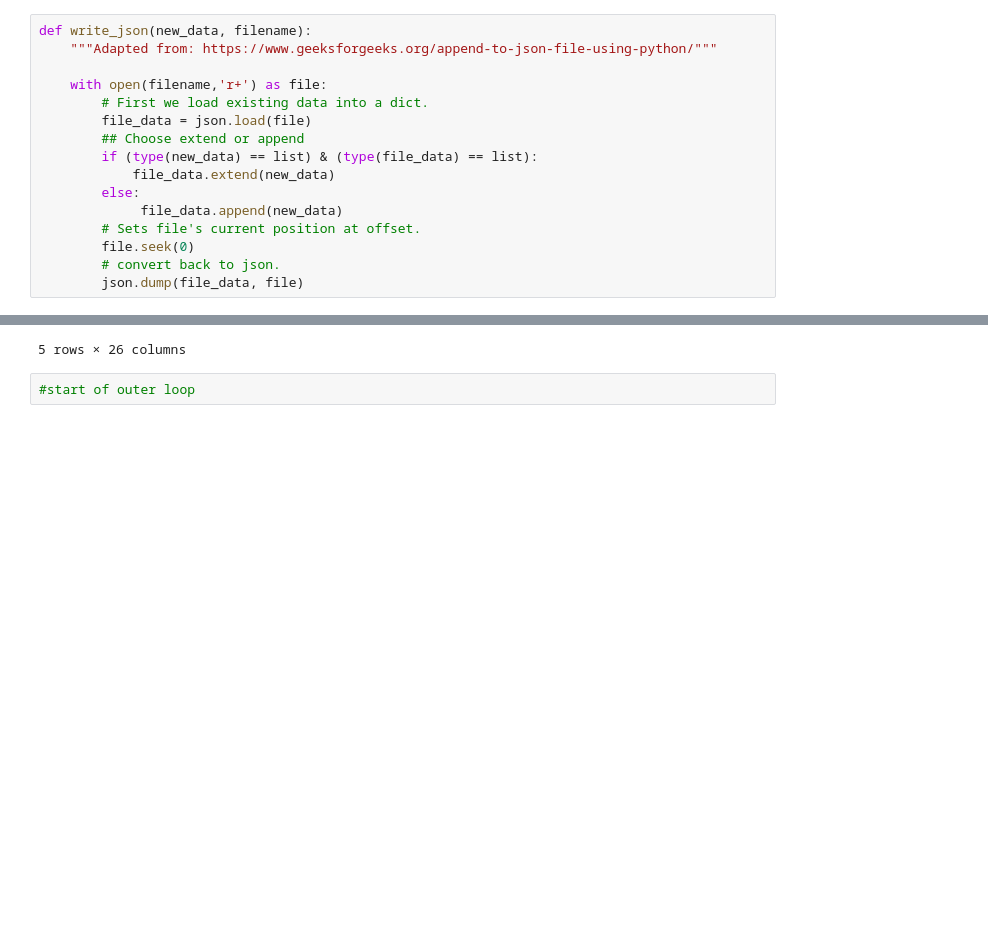
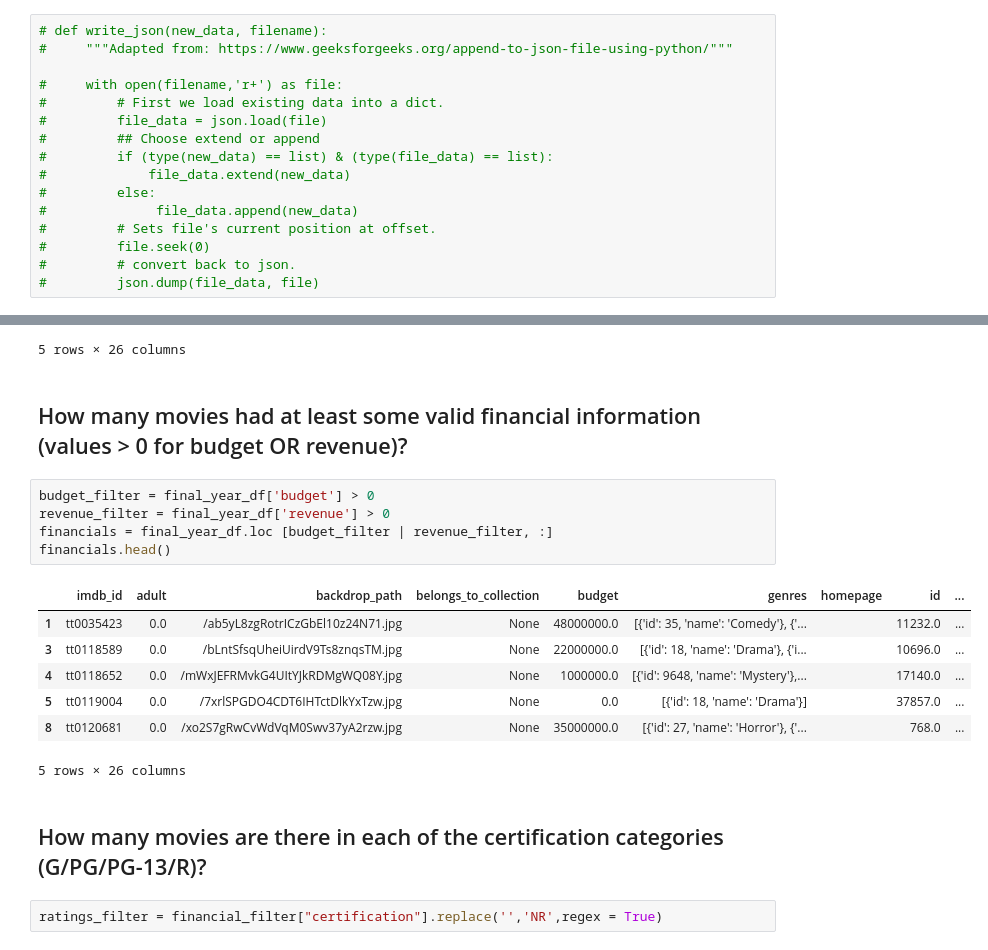
Before and after one commit to RemnantArgon001/Project-3, a Jupyter notebook: TMDB CORE.ipynb, the cells around one changed output, grey strips where cells are left out. Drawn from its saved outputs; the diff is of its cells as text; blank space fills up the shorter version.

```diff
--- a/TMDB CORE.ipynb
+++ b/TMDB CORE.ipynb
@@ -112,21 +114,21 @@ basics.head()
 # Load in the dataframe from project part 1 as basics:
 #ratings = pd.read_csv('data/title.ratings.csv.gz')
 # %%
-def write_json(new_data, filename):
-    """Adapted from: https://www.geeksforgeeks.org/append-to-json-file-using-python/"""
+# def write_json(new_data, filename):
+#     """Adapted from: https://www.geeksforgeeks.org/append-to-json-file-using-python/"""
 
-    with open(filename,'r+') as file:
-        # First we load existing data into a dict.
-        file_data = json.load(file)
-        ## Choose extend or append
-        if (type(new_data) == list) & (type(file_data) == list):
-            file_data.extend(new_data)
-        else:
-             file_data.append(new_data)
-        # Sets file's current position at offset.
-        file.seek(0)
-        # convert back to json.
-        json.dump(file_data, file)
+#     with open(filename,'r+') as file:
+#         # First we load existing data into a dict.
+#         file_data = json.load(file)
+#         ## Choose extend or append
+#         if (type(new_data) == list) & (type(file_data) == list):
+#             file_data.extend(new_data)
+#         else:
+#              file_data.append(new_data)
+#         # Sets file's current position at offset.
+#         file.seek(0)
+#         # convert back to json.
+#         json.dump(file_data, file)
 # %%
 # From Sample Solution function
 def get_movie_with_rating(movie_id):
@@ -222,5 +191,22 @@ final_year_df.head()
 | 3 | tt0118589 | 0.0 | /bLntSfsqUheiUirdV9Ts8znqsTM.jpg | None | 22000000.0 | [{'id': 18, 'name': 'Drama'}, {'i... |  | 10696.0 | ... |
 | 4 | tt0118652 | 0.0 | /mWxJEFRMvkG4UItYJkRDMgWQ08Y.jpg | None | 1000000.0 | [{'id': 9648, 'name': 'Mystery'},... |  | 17140.0 | ... |
 5 rows × 26 columns
-# %%
-#start of outer loop
+# %% [markdown]
+## How many movies had at least some valid financial information (values > 0 for budget OR revenue)?
+# %%
+budget_filter = final_year_df['budget'] > 0
+revenue_filter = final_year_df['revenue'] > 0
+financials = final_year_df.loc [budget_filter | revenue_filter, :]
+financials.head()
+# %% [output]
+|  | imdb_id | adult | backdrop_path | belongs_to_collection | budget | genres | homepage | id | ... |
+| 1 | tt0035423 | 0.0 | /ab5yL8zgRotrICzGbEl10z24N71.jpg | None | 48000000.0 | [{'id': 35, 'name': 'Comedy'}, {'... |  | 11232.0 | ... |
+| 3 | tt0118589 | 0.0 | /bLntSfsqUheiUirdV9Ts8znqsTM.jpg | None | 22000000.0 | [{'id': 18, 'name': 'Drama'}, {'i... |  | 10696.0 | ... |
+| 4 | tt0118652 | 0.0 | /mWxJEFRMvkG4UItYJkRDMgWQ08Y.jpg | None | 1000000.0 | [{'id': 9648, 'name': 'Mystery'},... |  | 17140.0 | ... |
+| 5 | tt0119004 | 0.0 | /7xrlSPGDO4CDT6IHTctDlkYxTzw.jpg | None | 0.0 | [{'id': 18, 'name': 'Drama'}] |  | 37857.0 | ... |
+| 8 | tt0120681 | 0.0 | /xo2S7gRwCvWdVqM0Swv37yA2rzw.jpg | None | 35000000.0 | [{'id': 27, 'name': 'Horror'}, {'... |  | 768.0 | ... |
+5 rows × 26 columns
+# %% [markdown]
+## How many movies are there in each of the certification categories (G/PG/PG-13/R)?
+# %%
+ratings_filter = financial_filter["certification"].replace('','NR',regex = True)
```
Also changed, not shown: parts of 13 cells of this notebook.
